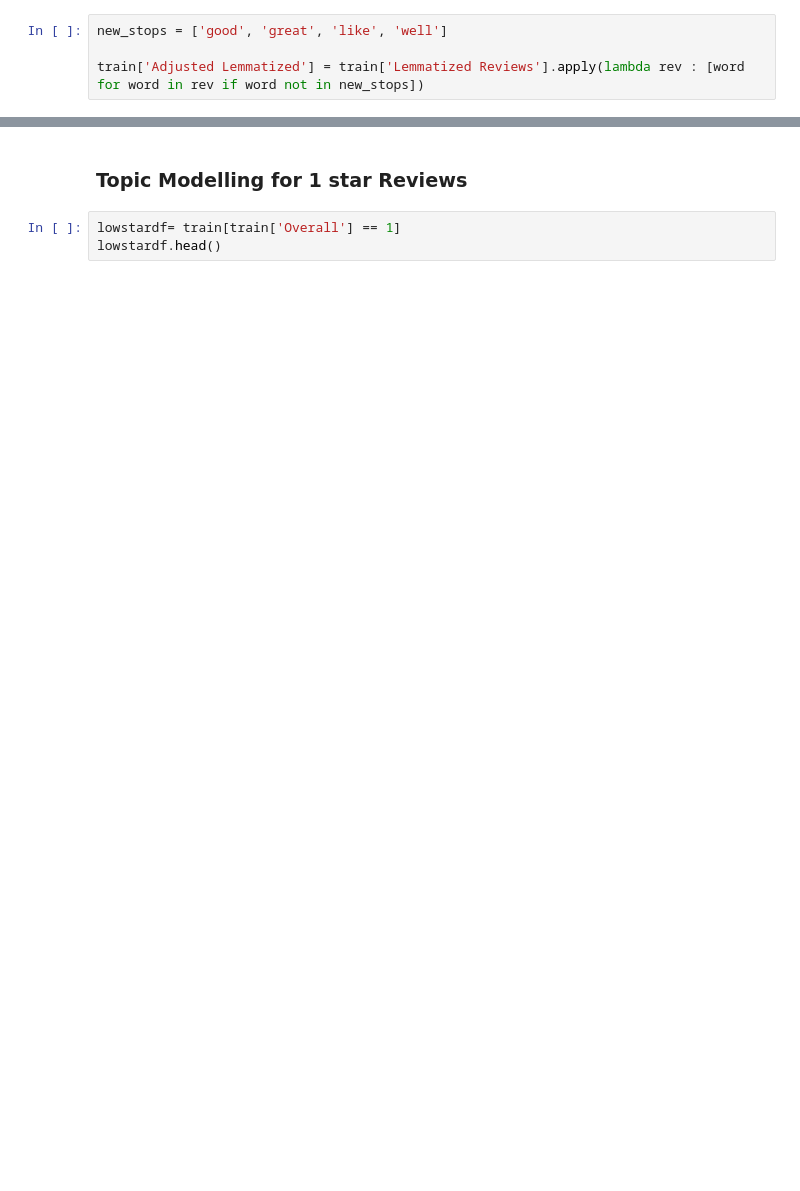
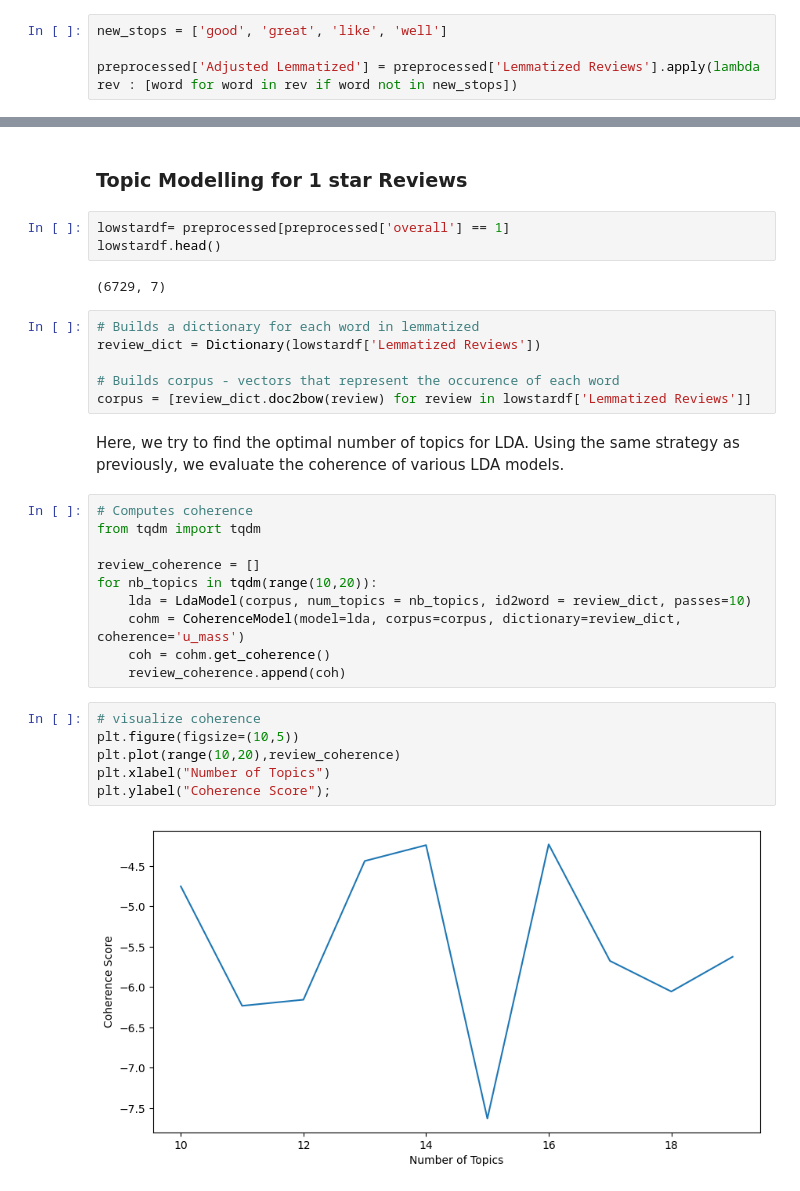
Before and after one commit to psychoanalyzing-twitter/amazon-review-analysis, a Jupyter notebook: cw2.ipynb, the cells around one changed output, grey strips where cells are left out. Cells and saved outputs as stored; diff of their text form; blank space fills up the shorter version.

Commit message:
Added topic modelling adjustments

```diff
--- a/cw2.ipynb
+++ b/cw2.ipynb
@@ -766,4 +769,4 @@ From the results, all topics include words such as "like", "great" and "good" wh
 # %%
 new_stops = ['good', 'great', 'like', 'well']
 
-train['Adjusted Lemmatized'] = train['Lemmatized Reviews'].apply(lambda rev : [word for word in rev if word not in new_stops])
+preprocessed['Adjusted Lemmatized'] = preprocessed['Lemmatized Reviews'].apply(lambda rev : [word for word in rev if word not in new_stops])
@@ -794,5 +783,33 @@ plot_top_words()
 # %% [markdown]
 ### Topic Modelling for 1 star Reviews
 # %%
-lowstardf= train[train['Overall'] == 1]
+lowstardf= preprocessed[preprocessed['overall'] == 1]
 lowstardf.head()
+# %% [output]
+(6729, 7)
+# %%
+# Builds a dictionary for each word in lemmatized
+review_dict = Dictionary(lowstardf['Lemmatized Reviews'])
+
+# Builds corpus - vectors that represent the occurence of each word
+corpus = [review_dict.doc2bow(review) for review in lowstardf['Lemmatized Reviews']]
+# %% [markdown]
+Here, we try to find the optimal number of topics for LDA. Using the same strategy as previously, we evaluate the coherence of various LDA models.
+# %%
+# Computes coherence
+from tqdm import tqdm
+
+review_coherence = []
+for nb_topics in tqdm(range(10,20)):
+    lda = LdaModel(corpus, num_topics = nb_topics, id2word = review_dict, passes=10)
+    cohm = CoherenceModel(model=lda, corpus=corpus, dictionary=review_dict, coherence='u_mass')
+    coh = cohm.get_coherence()
+    review_coherence.append(coh)
+# %%
+# visualize coherence
+plt.figure(figsize=(10,5))
+plt.plot(range(10,20),review_coherence)
+plt.xlabel("Number of Topics")
+plt.ylabel("Coherence Score");
+# %% [output]
+[figure, added]
```
Also changed, not shown: parts of 15 cells of this notebook.
